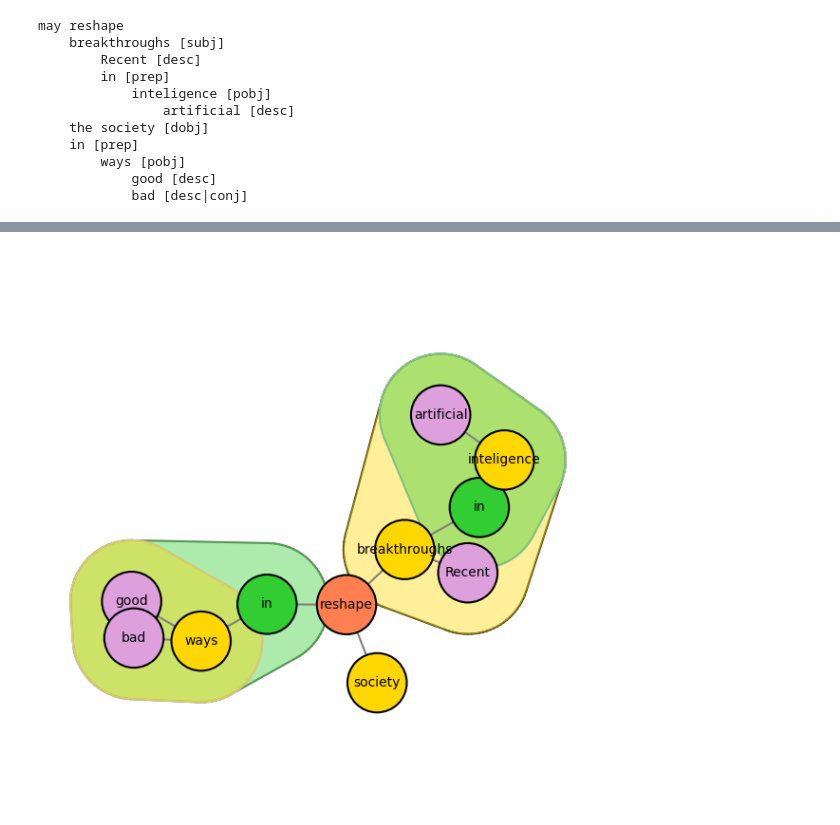
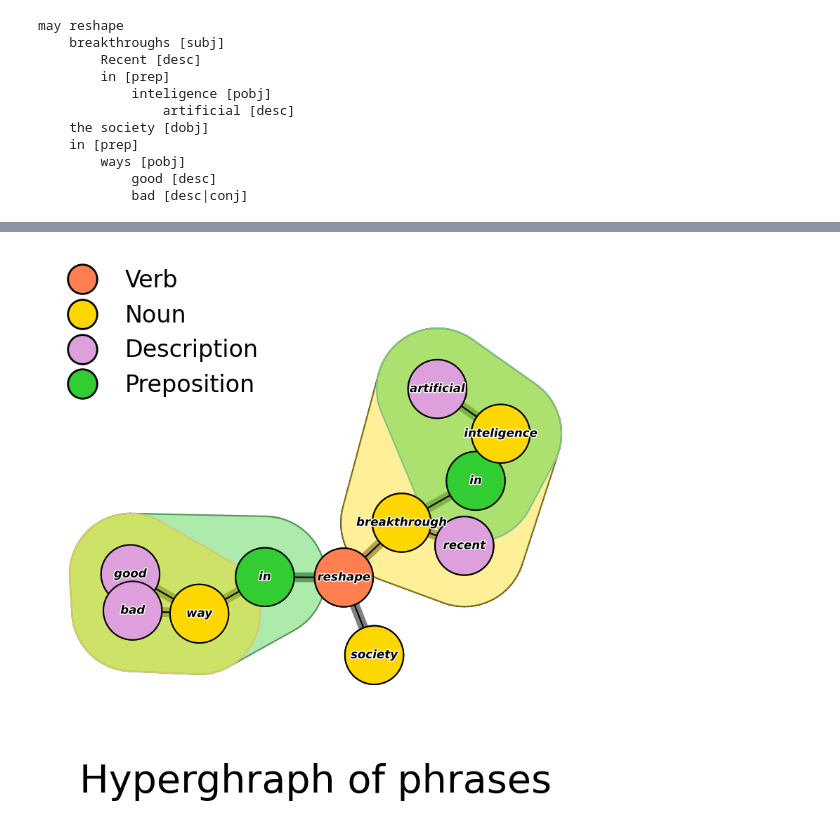
Before and after one commit to sztal/segram, a Jupyter notebook: examples/3-representations.ipynb, the cells around one changed output, grey strips where cells are left out. Cells and saved outputs as stored; diff of their text form; code cells hidden in the pictures.

```diff
--- a/examples/3-representations.ipynb
+++ b/examples/3-representations.ipynb
@@ -1,7 +1,13 @@
 # %%
 import spacy
+import matplotlib as mpl
+import matplotlib.pyplot as plt
+from matplotlib import patheffects as PathEffects
 import xgi
-import matplotlib.pyplot as plt
+from segram import settings
+
+settings.printer["default"] = "light"
+
 nlp = spacy.load("en_core_web_trf")
 nlp.add_pipe("segram", config={
     "vectors": "en_core_web_lg"
@@ -12,3 +18,4 @@ doc = nlp(
     "may reshape the society in some good and some bad ways."
 )._.segram
 doc
+text = doc.text
@@ -16,0 +22,4 @@ Recent breakthroughs in artificial inteligence may reshape the society in some g
+# %%
+# Parse text to a document
+doc = nlp(text)._.segram
+doc
@@ -57,27 +69,50 @@ H.edges.members()
 # %%
 node_cmap = {
     "Verb": "coral",
     "Noun": "gold",
     "Desc": "plum",
     "Prep": "limegreen"
 }
+labels = {
+    "Desc": "Description",
+    "Prep": "Preposition"
+}
 edge_cmap = { k[0]+"P": v for k, v in node_cmap.items() }
 kwds = dict(
-    dyad_color="gray",
-    # dyad_lw=5,
     node_fc={ n.i: node_cmap[sent.cmap[n.i].alias] for n in H.nodes },
     node_ec="black",
     node_lw=1.5,
-    node_size=45,
+    node_size=60,
     edge_fc={
         eid: edge_cmap[sent.pmap[eid].alias] for eid in H.edges
         if isinstance(eid, int)
     },
     radius=.3
 )
-fig, ax = plt.subplots(figsize=(6, 6))
+fig, ax = plt.subplots(figsize=(8, 8))
 pos = xgi.barycenter_kamada_kawai_layout(H)
-xgi.draw_hypergraph_hull(H, pos, node_labels=True, **kwds)
+xgi.draw(H, pos, **kwds, dyad_color="gray", dyad_lw=10, max_order=1)
+xgi.draw_hypergraph_hull(H, pos, **kwds, dya_color=None)
+txtkw = dict(
+    ha="center", va="center", fontweight="bold", size="large",
+    fontstyle="oblique", path_effects=[
+        PathEffects.withStroke(linewidth=2, foreground="white")
+])
+for node, xy in pos.items():
+    ax.text(*xy, node.lemma, zorder=100, **txtkw)
+handles = [
+    mpl.lines.Line2D(
+        [0], [0], color=node_cmap[comp], lw=0,
+        label=labels.get(comp, comp),
+        marker="o", markersize=30, markeredgecolor="black",
+        markeredgewidth=2,
+    ) for comp in node_cmap
+]
+fig.legend(
+    handles=handles, loc="upper left", ncol=1, frameon=False,
+    fontsize=24
+)
+fig.supxlabel("Hyperghraph of phrases", fontsize=40)
 fig.tight_layout()
 # %% [output]
-[figure, old version]
+[figure, new version]
```
Also changed, not shown: parts of 3 cells of this notebook, 15 other files.
